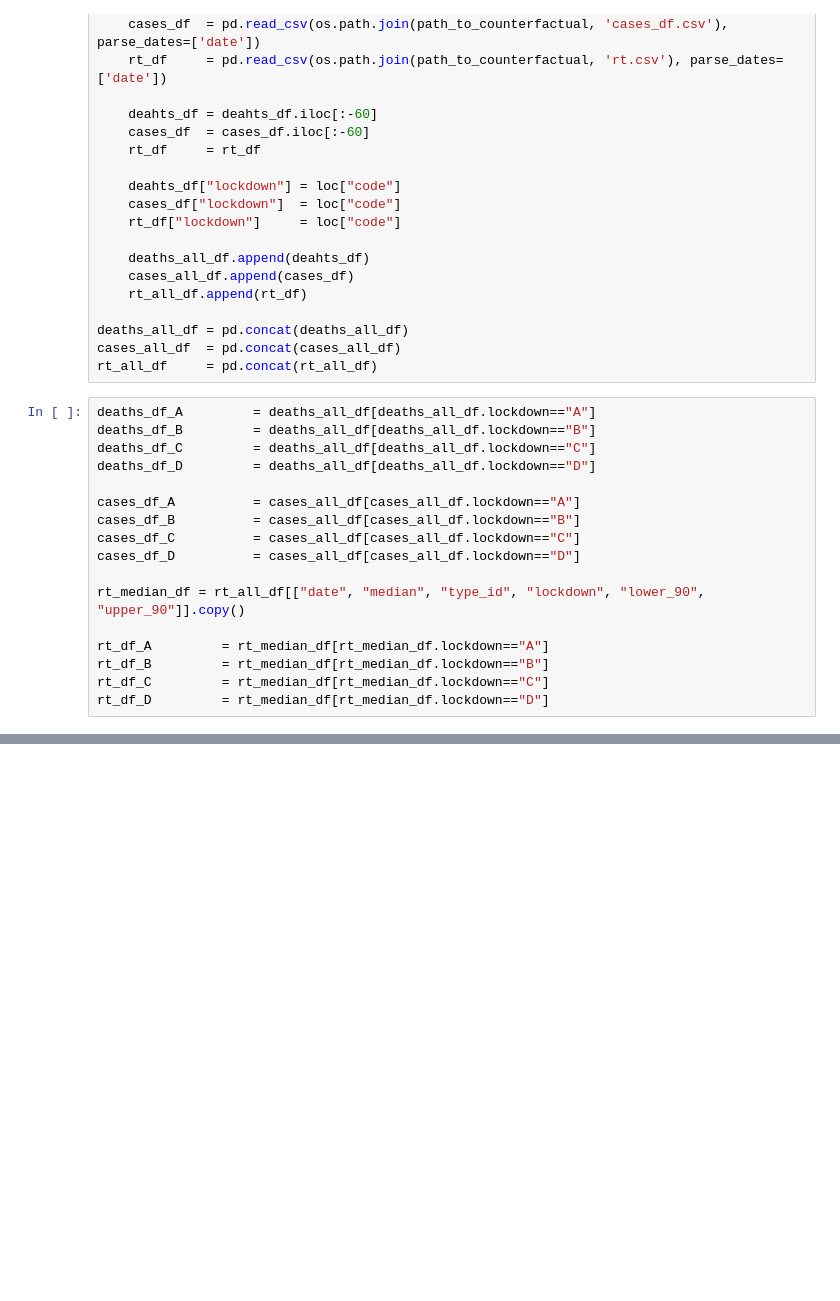
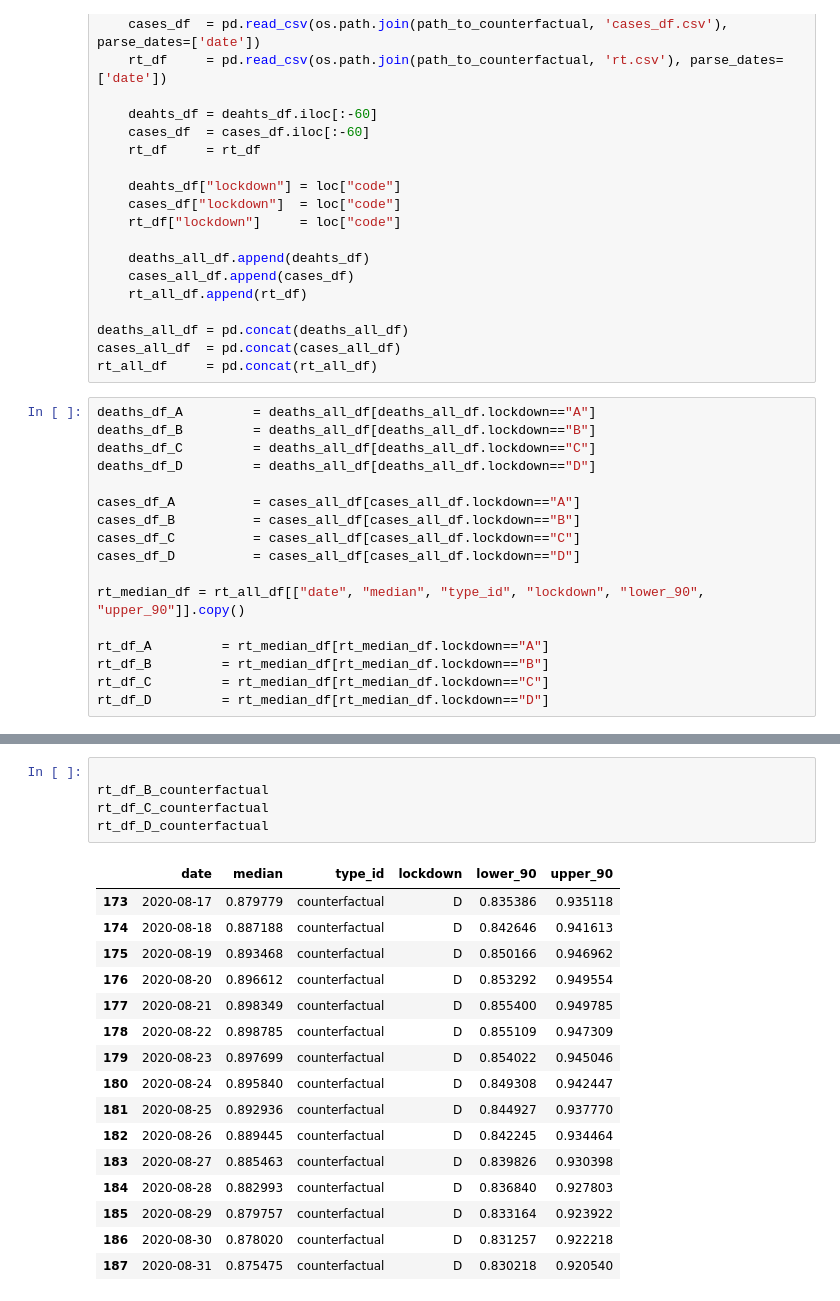
Before and after one commit to ChaosDonkey06/bogota_covid19_lockdowns, a Jupyter notebook: conterfactuals/conterfactuals_plots.ipynb, the cells around one changed output, grey strips where cells are left out. Saved outputs shown, nothing was run; the diff lists cells and outputs as text; blank space fills up the shorter version.

```diff
--- a/conterfactuals/conterfactuals_plots.ipynb
+++ b/conterfactuals/conterfactuals_plots.ipynb
@@ -353,0 +357,22 @@ for idx, ax in enumerate(axes.flatten()):
+# %%
+
+rt_df_B_counterfactual
+rt_df_C_counterfactual
+rt_df_D_counterfactual
+# %% [output]
+|  | date | median | type_id | lockdown | lower_90 | upper_90 |
+| 173 | 2020-08-17 | 0.879779 | counterfactual | D | 0.835386 | 0.935118 |
+| 174 | 2020-08-18 | 0.887188 | counterfactual | D | 0.842646 | 0.941613 |
+| 175 | 2020-08-19 | 0.893468 | counterfactual | D | 0.850166 | 0.946962 |
+| 176 | 2020-08-20 | 0.896612 | counterfactual | D | 0.853292 | 0.949554 |
+| 177 | 2020-08-21 | 0.898349 | counterfactual | D | 0.855400 | 0.949785 |
+| 178 | 2020-08-22 | 0.898785 | counterfactual | D | 0.855109 | 0.947309 |
+| 179 | 2020-08-23 | 0.897699 | counterfactual | D | 0.854022 | 0.945046 |
+| 180 | 2020-08-24 | 0.895840 | counterfactual | D | 0.849308 | 0.942447 |
+| 181 | 2020-08-25 | 0.892936 | counterfactual | D | 0.844927 | 0.937770 |
+| 182 | 2020-08-26 | 0.889445 | counterfactual | D | 0.842245 | 0.934464 |
+| 183 | 2020-08-27 | 0.885463 | counterfactual | D | 0.839826 | 0.930398 |
+| 184 | 2020-08-28 | 0.882993 | counterfactual | D | 0.836840 | 0.927803 |
+| 185 | 2020-08-29 | 0.879757 | counterfactual | D | 0.833164 | 0.923922 |
+| 186 | 2020-08-30 | 0.878020 | counterfactual | D | 0.831257 | 0.922218 |
+| 187 | 2020-08-31 | 0.875475 | counterfactual | D | 0.830218 | 0.920540 |
```
Also changed, not shown: parts of 3 cells of this notebook, 2 other files.
